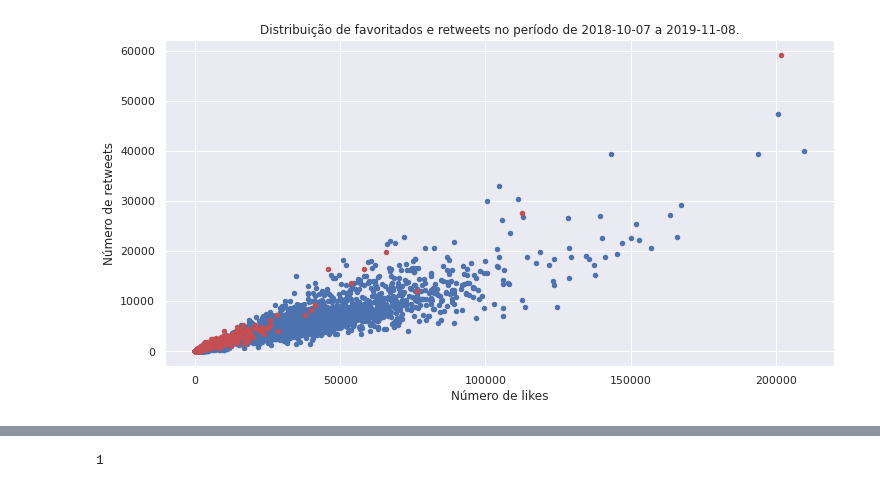
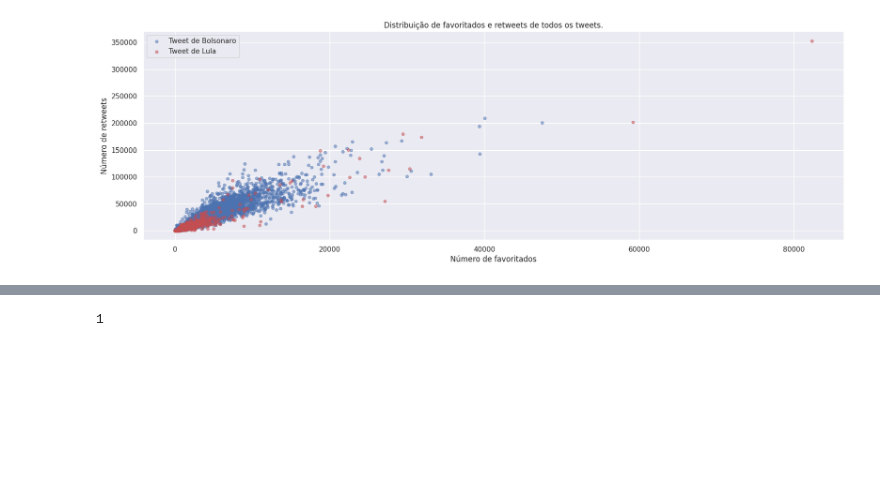
Before and after one commit to eduardodut/Analise-tweets-ICD-Unifor, a Jupyter notebook: AnaliseTweets.ipynb, the cells around one changed output, grey strips where cells are left out. Saved outputs shown, nothing was run; the diff lists cells and outputs as text; code cells hidden in the pictures; blank space fills up the shorter version.

Commit message:
Término dos gráficos das features quantitativas

```diff
--- a/AnaliseTweets.ipynb
+++ b/AnaliseTweets.ipynb
@@ -256,26 +397,46 @@ TypeError: ignored
 # %%
-#@title Gráfico 01
-#@markdown Visualização em gráfico de dispersão de quantidade de 'retweets' e quantidade de 'favoritado'. Os pontos azuis representam cada tweet de Bolsonaro e os vermelhos representam os tweets de lula
+#@title Análise de dispersão das reações
+#@markdown Visualização em gráfico de dispersão de quantidade de 'retweets' e quantidade de 'favoritado'. Os pontos azuis representam os tweets de Bolsonaro e os vermelhos representam os tweets de lula
 
-#@markdown Por se tratar de uma variável com alguns outliers é recomendado que se utilize uma escala logaritmica para sua representação. Entretanto ao utilizar a escala logaritmica perde-se o senso da diferença entre as reações aos tweets dos dois usuários. Portanto optou-se por utilizar uma escala linear.
+#@markdown Por se tratar de uma variável com alguns outliers é recomendado que se utilize uma escala logaritmica para sua representação. Entretanto ao utilizar a escala logaritmica perde-se o senso da diferença entre as reações aos tweets dos dois usuários.
+escala_log = False #@param {type:"boolean"}
+#uso do estilo do seaborn
+fig, ax = plt.subplots()
+if escala_log:
+  ax.set_yscale('log')
+  ax.set_xscale('log')
+  ax.set_xlim(xmin=10,xmax=100000000)
+  ax.set_ylim(ymin=10,ymax=100000000)
+else:
+  ax.set_yscale('linear')
+  ax.set_xscale('linear')
+sns.set()
 
-#uso do estilo do seaborn
-sns.set()
-fig, ax = plt.subplots()
+somaB = bolsonaro_filtrado['favorite_count'] + bolsonaro_filtrado['retweet_count']
+somaL = lula_filtrado['favorite_count'] + lula_filtrado['retweet_count']
 
-ax.scatter(x= bolsonaro_filtrado['favorite_count'], y= bolsonaro_filtrado['retweet_count'], color = 'b',s=20)
-ax.scatter(x= lula_filtrado['favorite_count'], y= lula_filtrado['retweet_count'],  color = 'r',s=20)
+
+if somaB.mean() >= somaL.mean():
+  ax.scatter(y= bolsonaro_filtrado['favorite_count'], x= bolsonaro_filtrado['retweet_count'], color = 'b',s=20,alpha=0.5)
+  ax.scatter(y= lula_filtrado['favorite_count'], x= lula_filtrado['retweet_count'],  color = 'r',s=20,alpha=0.5)
+  plt.legend(['Tweet de Bolsonaro','Tweet de Lula'])
+else:
+  ax.scatter(y= lula_filtrado['favorite_count'], x= lula_filtrado['retweet_count'],  color = 'r',s=20,alpha=0.5)
+  ax.scatter(y= bolsonaro_filtrado['favorite_count'], x= bolsonaro_filtrado['retweet_count'], color = 'b',s=20,alpha=0.5)
+  plt.legend(['Tweet de Lula','Tweet de Bolsonaro'])
 # Set the x-axis label
-ax.set_xlabel("Número de likes")
+ax.set_xlabel("Número de favoritados")
 
 # Set the y-axis label
 ax.set_ylabel("Número de retweets")
+if dados_filtrados:
+  ax.set_title(''.join(["Distribuição de favoritados e retweets no período de ", data_inicial_analise," a ", data_final_analise,"."]))
+else:
+  ax.set_title(''.join(["Distribuição de favoritados e retweets de todos os tweets."]))
+# ax.set_xlim(0,350000)
 
-ax.set_title(''.join(["Distribuição de favoritados e retweets no período de ", data_inicial," a ", data_final,"."]))
-
-
-fig.set_size_inches(12,6)
+fig.set_size_inches(20,6)
 
 plt.show()
 # %% [output]
-[figure, old version]
+[figure, new version]
```
Also changed, not shown: parts of 18 cells of this notebook.
